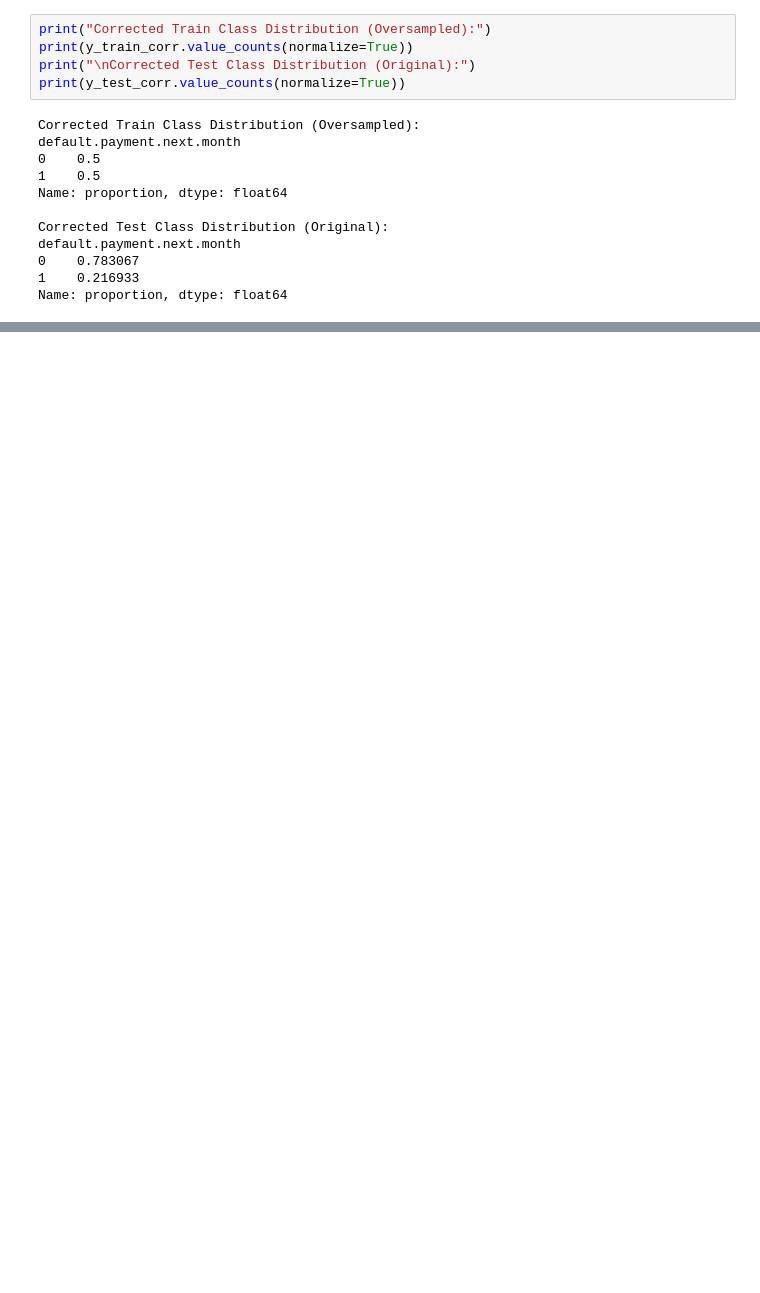
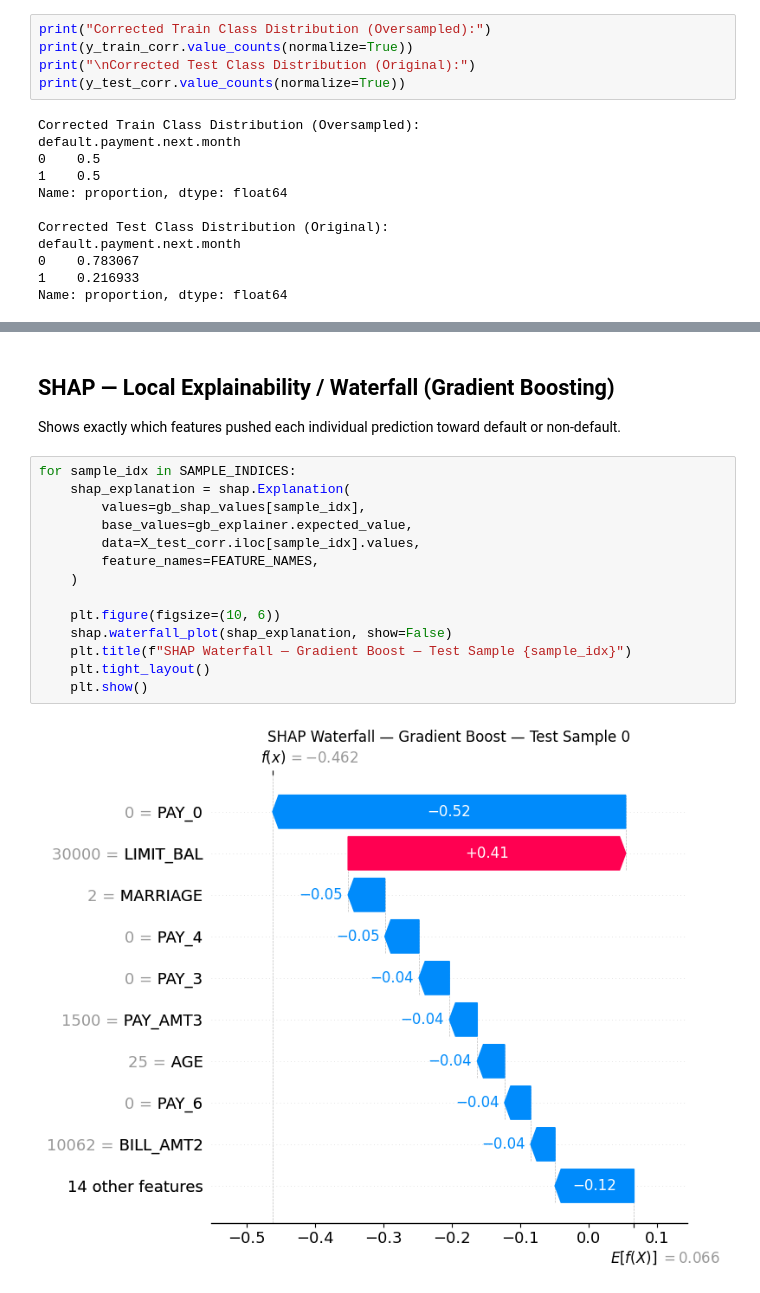
Before and after one commit to Tashya924/ML-research-on-credit-risk-analysis, a Jupyter notebook: ml_credit_report_intern.ipynb, the cells around one changed output, grey strips where cells are left out. Drawn from its saved outputs; the diff is of its cells as text; blank space fills up the shorter version.

```diff
--- a/ml_credit_report_intern.ipynb
+++ b/ml_credit_report_intern.ipynb
@@ -430,0 +550,20 @@ plot_confusion_matrices(res_df, models_dict)
+# %% [markdown]
+## SHAP — Local Explainability / Waterfall (Gradient Boosting)
+
+Shows exactly which features pushed each individual prediction toward default or non-default.
+# %%
+for sample_idx in SAMPLE_INDICES:
+    shap_explanation = shap.Explanation(
+        values=gb_shap_values[sample_idx],
+        base_values=gb_explainer.expected_value,
+        data=X_test_corr.iloc[sample_idx].values,
+        feature_names=FEATURE_NAMES,
+    )
+
+    plt.figure(figsize=(10, 6))
+    shap.waterfall_plot(shap_explanation, show=False)
+    plt.title(f"SHAP Waterfall — Gradient Boost — Test Sample {sample_idx}")
+    plt.tight_layout()
+    plt.show()
+# %% [output]
+[figure, added]
```
Also changed, not shown: parts of 33 cells of this notebook.
